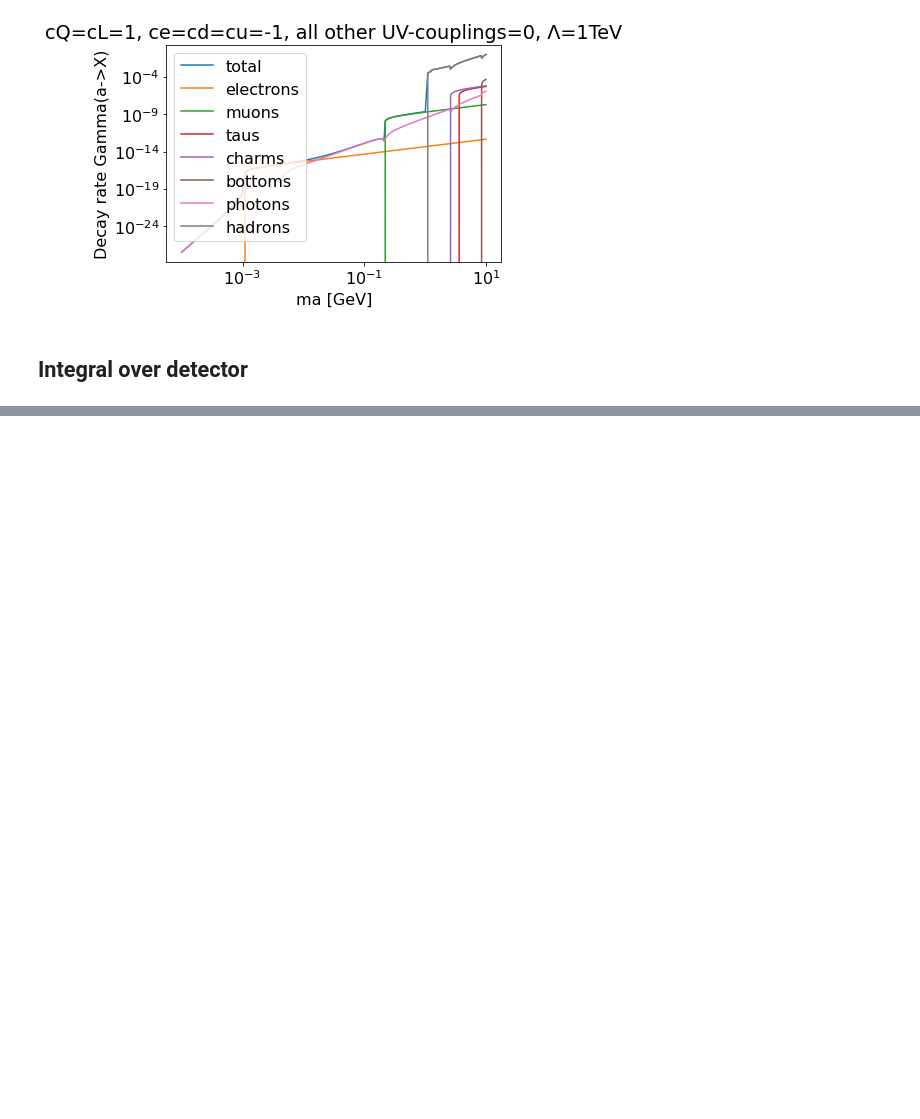
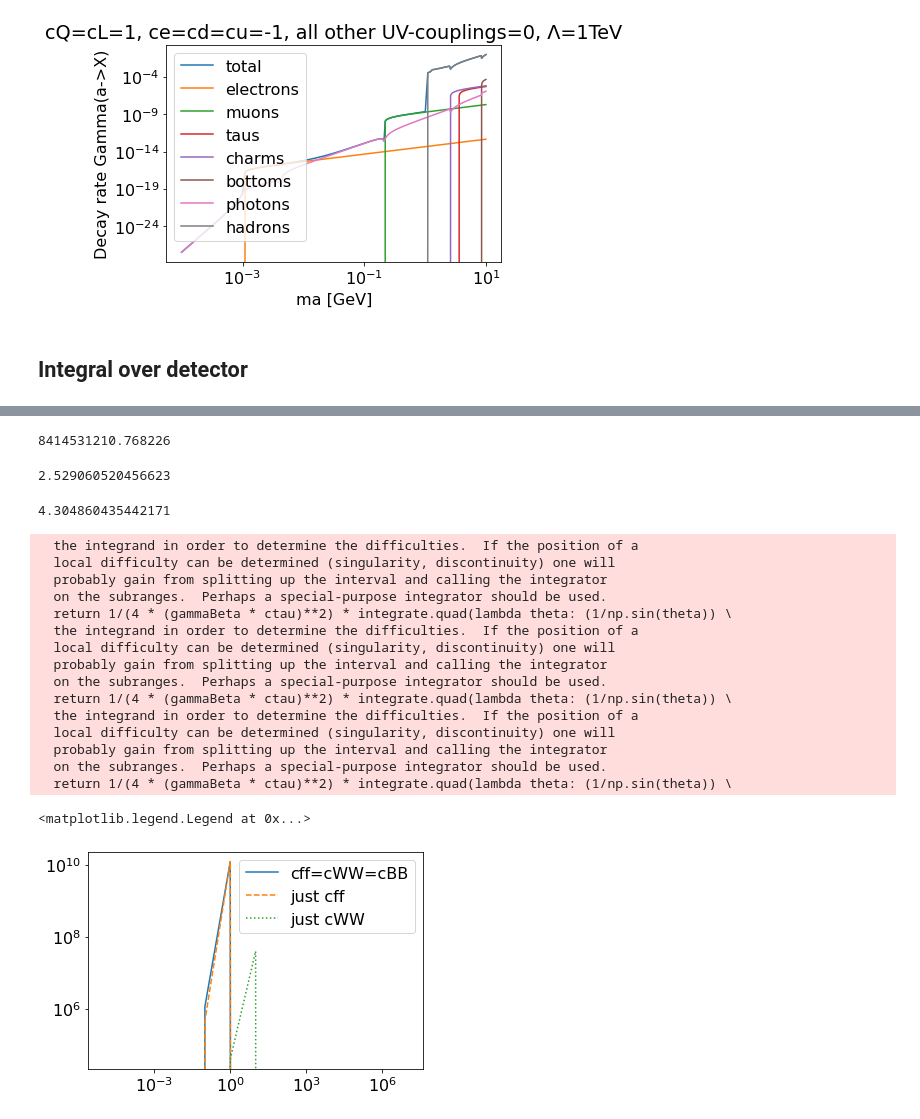
Before and after one commit to anasthesia/alps-BelleII, a Jupyter notebook: python/alps-visible-BelleII.ipynb, the cells around one changed output, grey strips where cells are left out. Cells and saved outputs as stored; diff of their text form; code cells hidden in the pictures; blank space fills up the shorter version.

Commit message:
visible bounds version 1.0

```diff
--- a/python/alps-visible-BelleII.ipynb
+++ b/python/alps-visible-BelleII.ipynb
@@ -550,0 +694,29 @@ def geomIntBelleIICDC(thetaMin,thetaMax,dmin,dmax,ctau,gammaBeta):
+# %%
+def nsignalAt95CLBelleIIAllcEqual(cff,ma,finalStateCode,Lambda,nOfEventsAt95CL):
+    cGG=0
+    res = []
+    for i in np.asarray(cff):
+        cWW=cBB=cQ=cL=i
+        cu=cd=ce=-i
+        res_i = nsignalBelleII(ma,finalStateCode,cQ,cu,cd,cL,ce,cGG,i,cBB,Lambda)-nOfEventsAt95CL
+        res.append(res_i)
+    return np.array(res)
+
+def nsignalAt95CLBelleIIcff(cff,ma,finalStateCode,Lambda,nOfEventsAt95CL):
+    cGG=cWW=cBB=0
+    res = []
+    for i in np.asarray(cff):
+        cQ=cL=i
+        cu=cd=ce=-i
+        res_i = nsignalBelleII(ma,finalStateCode,cQ,cu,cd,cL,ce,cGG,i,cBB,Lambda)-nOfEventsAt95CL
+        res.append(res_i)
+    return np.array(res)
+
+
+def nsignalAt95CLBelleIIcWW(cWW,ma,finalStateCode,Lambda,nOfEventsAt95CL):
+    cQ=cL=cu=cd=ce=cGG=cBB=0
+    res = []
+    for i in np.asarray(cWW):
+        res_i = nsignalBelleII(ma,finalStateCode,cQ,cu,cd,cL,ce,cGG,i,cBB,Lambda)-nOfEventsAt95CL
+        res.append(res_i)
+    return np.array(res)
@@ -550,0 +742,4 @@ def geomIntBelleIICDC(thetaMin,thetaMax,dmin,dmax,ctau,gammaBeta):
+# %%
+nsignalBelleIIShort(1,0.2,5,0,0,10**3,3)
+# %% [output]
+8414531210.768226
@@ -550,0 +762,39 @@ def geomIntBelleIICDC(thetaMin,thetaMax,dmin,dmax,ctau,gammaBeta):
+# %%
+visibleBoundBelleIIcffEqcWWEqcBB(3,0.2,5,10**3)
+# %% [output]
+2.529060520456623
+# %%
+visibleBoundBelleIIcff(3,0.2,5,10**3)
+# %% [output]
+4.304860435442171
+# %%
+couplingList=[10**-5,10**-4,10**-3,10**-2,10**-1,1,10,100,10**3,10**4,10**5,10**6,10**7]
+testmass=0.1
+
+#nsignalAt95CLBelleIIcWWList=[nsignalAt95CLBelleIIcWW(i,0.2,5,10**3,3) for i in couplingList]
+
+fig, ax = plt.subplots()
+ax.plot(couplingList,nsignalAt95CLBelleIIAllcEqual(couplingList,testmass,5,10**3,3),label='cff=cWW=cBB')
+ax.plot(couplingList,nsignalAt95CLBelleIIcff(couplingList,testmass,5,10**3,3),label='just cff', ls='--')
+ax.plot(couplingList,nsignalAt95CLBelleIIcWW(couplingList,testmass,5,10**3,3),label='just cWW', ls=':')
+ax.set_xscale('log')
+ax.set_yscale('log')
+ax.legend()
+# %% [output]
+  the integrand in order to determine the difficulties.  If the position of a
+  local difficulty can be determined (singularity, discontinuity) one will
+  probably gain from splitting up the interval and calling the integrator
+  on the subranges.  Perhaps a special-purpose integrator should be used.
+  return 1/(4 * (gammaBeta * ctau)**2) * integrate.quad(lambda theta: (1/np.sin(theta)) \
+  the integrand in order to determine the difficulties.  If the position of a
+  local difficulty can be determined (singularity, discontinuity) one will
+  probably gain from splitting up the interval and calling the integrator
+  on the subranges.  Perhaps a special-purpose integrator should be used.
+  return 1/(4 * (gammaBeta * ctau)**2) * integrate.quad(lambda theta: (1/np.sin(theta)) \
+  the integrand in order to determine the difficulties.  If the position of a
+  local difficulty can be determined (singularity, discontinuity) one will
+  probably gain from splitting up the interval and calling the integrator
+  on the subranges.  Perhaps a special-purpose integrator should be used.
+  return 1/(4 * (gammaBeta * ctau)**2) * integrate.quad(lambda theta: (1/np.sin(theta)) \
+<matplotlib.legend.Legend at 0x...>
+[figure, added]
```
Also changed, not shown: parts of 26 cells of this notebook.
